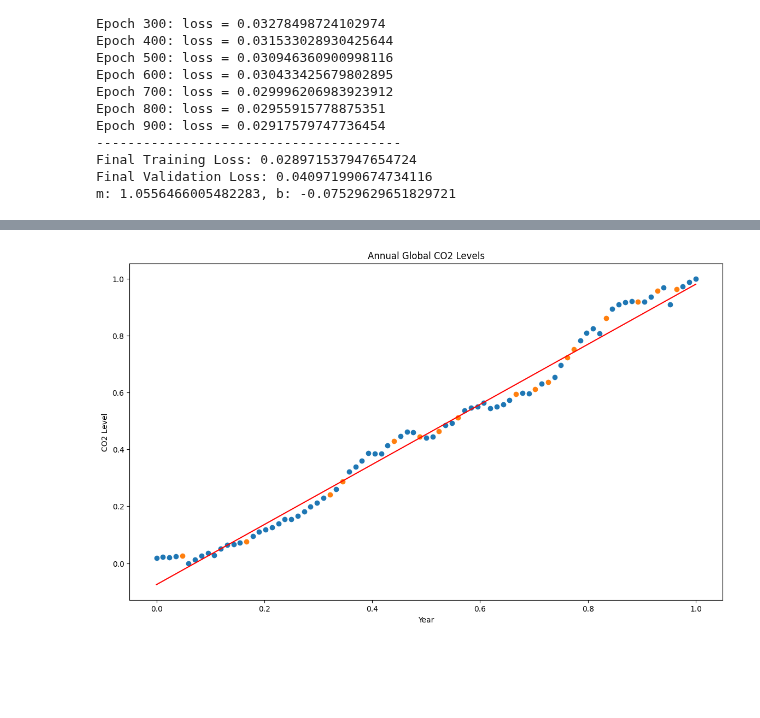
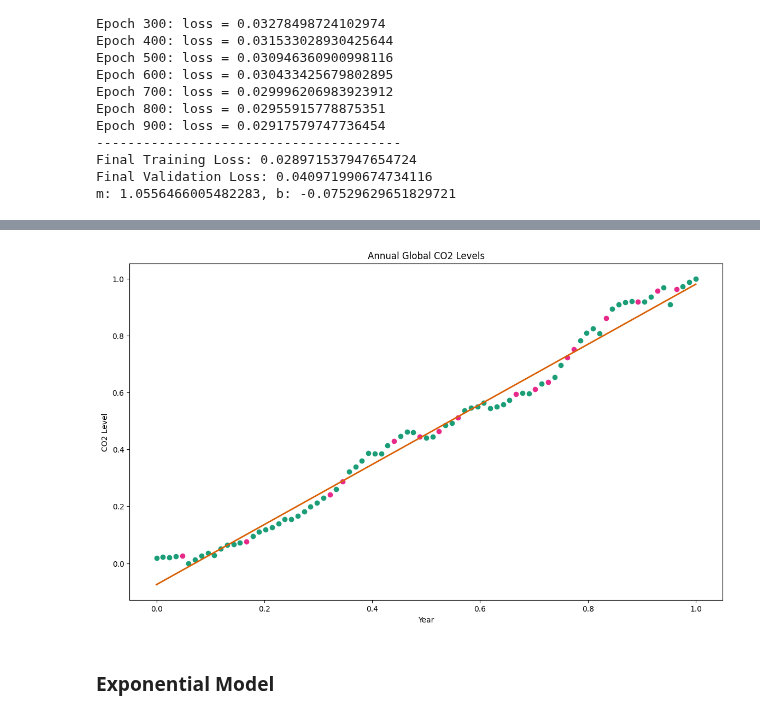
Before and after one commit to SepehrAkbari/LFC-courses, a Jupyter notebook: CSCI-240/Project-3/Main/Main.ipynb, the cells around one changed output, grey strips where cells are left out. Cells and saved outputs as stored; diff of their text form; code cells hidden in the pictures; blank space fills up the shorter version.

```diff
--- a/CSCI-240/Project-3/Main/Main.ipynb
+++ b/CSCI-240/Project-3/Main/Main.ipynb
@@ -146,14 +159,16 @@ plt.show()
 # %%
-#plot our model with our data
-x = np.linspace(0, 1, 200)
+x = np.linspace(0, 1, 100)
 y = linearModel(m, b, x)
+
 plt.figure(figsize = (14, 8))
-plt.plot(x, y, 'r')
-plt.scatter(x_train_val, y_train_val)
-plt.scatter(x_test, y_test)
+plt.plot(x, y, 'r', linewidth = 2, color = '#d95f02')
+plt.scatter(x_train_val, y_train_val, color = '#1b9e77')
+plt.scatter(x_test, y_test, color = '#e7298a')
 plt.xlabel('Year')
 plt.ylabel('CO2 Level')
 plt.title('Annual Global CO2 Levels')
 plt.show()
 # %% [output]
-[figure, old version]
+[figure, new version]
+# %% [markdown]
+### **Exponential Model**
```
Also changed, not shown: parts of 13 cells of this notebook.
